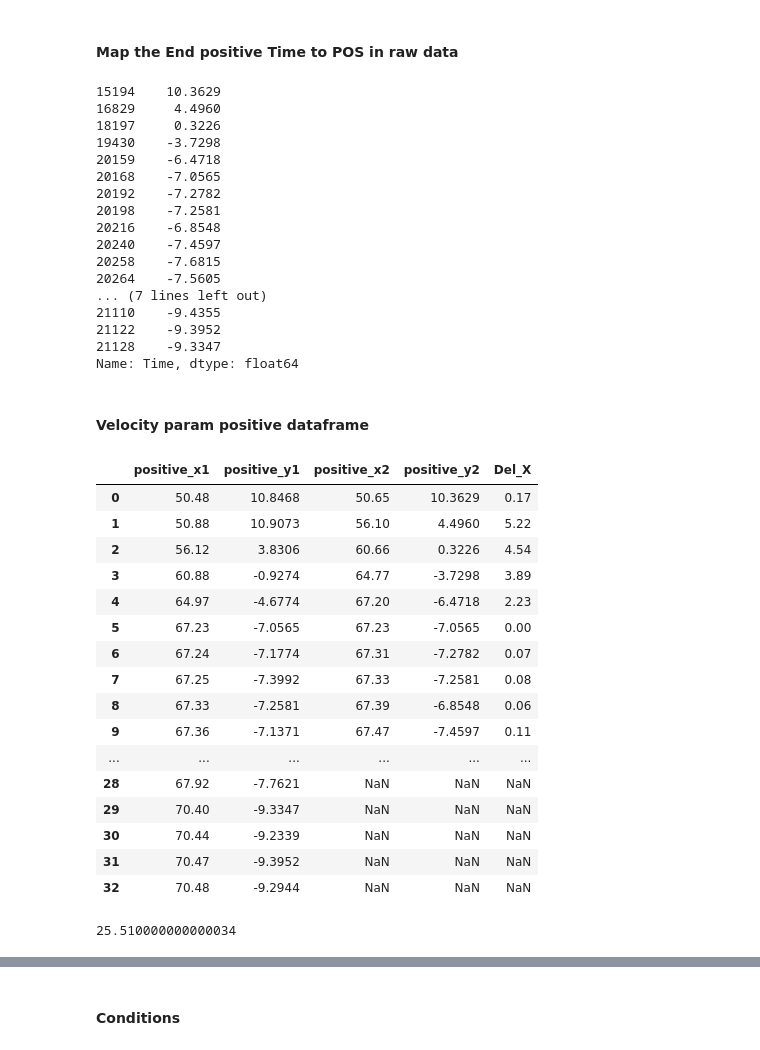
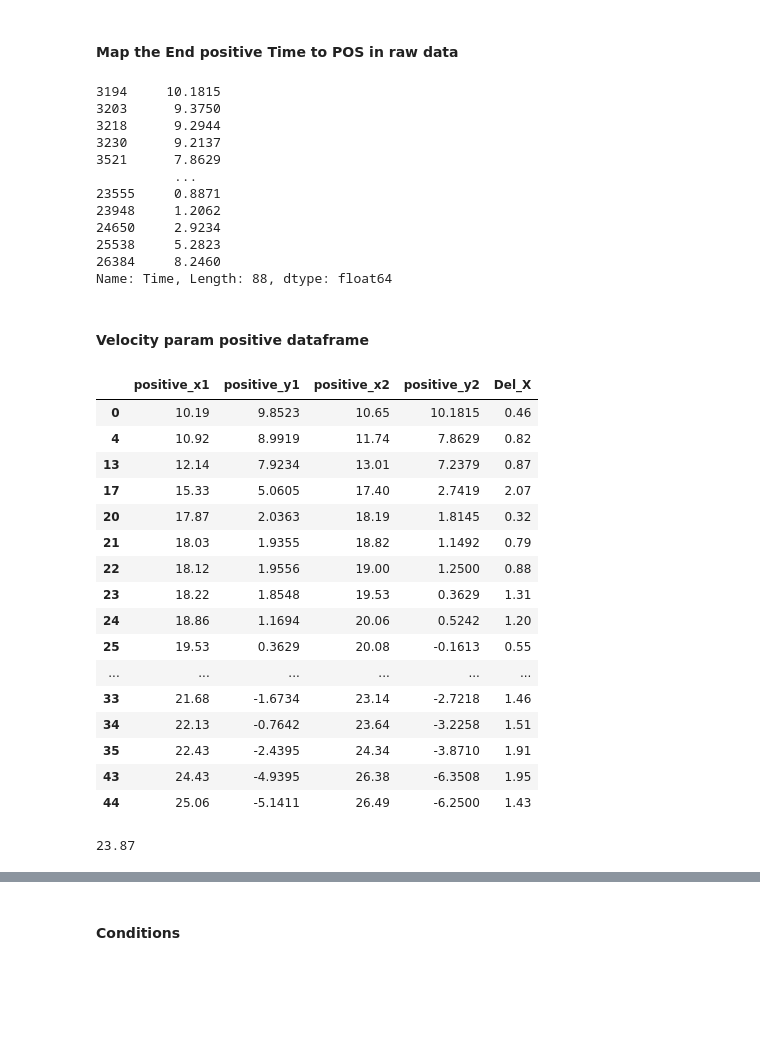
Before and after one commit to jamesleocodes/eye_movement, a Jupyter notebook: gain/gain_calc_1.ipynb, the cells around one changed output, grey strips where cells are left out. Cells and saved outputs as stored; diff of their text form; code cells hidden in the pictures; blank space fills up the shorter version.

```diff
--- a/gain/gain_calc_1.ipynb
+++ b/gain/gain_calc_1.ipynb
@@ -215,7 +215,7 @@ data= pd.read_csv(data_path)
 # %% [markdown]
 #### Test with different subjects
 # %%
-data_hc = data[['x1_PD001','y1_PD001']]
+data_hc = data[['x1_PD008','y1_PD008']]
 y_data = data_hc[data_hc.columns[0]]
 x_data = data_hc[data_hc.columns[1]]
 # %%
@@ -327,8 +327,8 @@ df = pd.DataFrame(data)
 #### Choping the data
 # %%
 # Plot specific range
-x_start = 50.48
-x_end = 70.71
+x_start = 10.01
+x_end = 90.00
 
 # Filter the data points within the disired range using boolean indexing
 mask = (df['Time'] >= x_start) & (df['Time'] <= x_end)
@@ -487,23 +494,18 @@ mapping_list = postim_end_values
 mapped_posEnd = data.loc[data['Position'].isin(mapping_list),'Time']
 mapped_posEnd
 # %% [output]
-15194    10.3629
-16829     4.4960
-18197     0.3226
-19430    -3.7298
-20159    -6.4718
-20168    -7.0565
-20192    -7.2782
-20198    -7.2581
-20216    -6.8548
-20240    -7.4597
-20258    -7.6815
-20264    -7.5605
-... (7 lines left out)
-21110    -9.4355
-21122    -9.3952
-21128    -9.3347
-Name: Time, dtype: float64
+3194     10.1815
+3203      9.3750
+3218      9.2944
+3230      9.2137
+3521      7.8629
+          ...
+23555     0.8871
+23948     1.2062
+24650     2.9234
+25538     5.2823
+26384     8.2460
+Name: Time, Length: 88, dtype: float64
 # %%
 # postim_start_values = [1, 2, 3,4,5,6]  # Length 100
 # mapped_posSt = [1, 2, 3,4]         # Length 80
@@ -524,55 +526,55 @@ Name: Time, dtype: float64
 # Check lengths and truncate longer column
 if len(postim_start_values) > len(mapped_posSt):
     postim_start_values = postim_start_values[:len(mapped_posSt)]
 elif len(mapped_posSt) > len(postim_start_values):
     mapped_posSt = mapped_posSt[:len(postim_start_values)]
 
 # Now columns have equal length
 data_param = {'positive_x1':postim_start_values,'positive_y1':mapped_posSt}
 param_vel_start = pd.DataFrame(data_param)
 
 data_param= {'positive_x2':postim_end_values,'positive_y2':mapped_posEnd}
 param_vel_end = pd.DataFrame(data_param)
 
 # Reset the indices of the DataFrames
 param_vel_start = param_vel_start.reset_index(drop=True)
 param_vel_end = param_vel_end.reset_index(drop=True)
 
 # Concatenate the DataFrames horizontally
 param_vel_positive_final = pd.concat([param_vel_start,param_vel_end],axis=1)
 param_vel_positive_final['Del_X'] = param_vel_positive_final['positive_x2'] - param_vel_positive_final['positive_x1']
 
 # Remove short duration for 50 to 70
-# param_vel_positive_final = param_vel_positive_final[(param_vel_positive_final['Del_X'] > 0.3) &
-#                                                     (param_vel_positive_final['Del_X'] < 2.07)]
+param_vel_positive_final = param_vel_positive_final[(param_vel_positive_final['Del_X'] > 0.3) &
+                                                    (param_vel_positive_final['Del_X'] < 2.07)]
 #param_vel_positive_final = param_vel_positive_final[param_vel_positive_final['Del_X'] < 2.07]
 #                                                     (param_vel_positive_final['Del_X'] < 2.07)]
 
 #param_vel_positive_final = param_vel_positive_final.fillna(method='ffill')
 #param_gain_final
 param_vel_positive_final
 # %% [output]
 |  | positive_x1 | positive_y1 | positive_x2 | positive_y2 | Del_X |
-| 0 | 50.48 | 10.8468 | 50.65 | 10.3629 | 0.17 |
-| 1 | 50.88 | 10.9073 | 56.10 | 4.4960 | 5.22 |
-| 2 | 56.12 | 3.8306 | 60.66 | 0.3226 | 4.54 |
-| 3 | 60.88 | -0.9274 | 64.77 | -3.7298 | 3.89 |
-| 4 | 64.97 | -4.6774 | 67.20 | -6.4718 | 2.23 |
-| 5 | 67.23 | -7.0565 | 67.23 | -7.0565 | 0.00 |
-| 6 | 67.24 | -7.1774 | 67.31 | -7.2782 | 0.07 |
-| 7 | 67.25 | -7.3992 | 67.33 | -7.2581 | 0.08 |
-| 8 | 67.33 | -7.2581 | 67.39 | -6.8548 | 0.06 |
-| 9 | 67.36 | -7.1371 | 67.47 | -7.4597 | 0.11 |
+| 0 | 10.19 | 9.8523 | 10.65 | 10.1815 | 0.46 |
+| 4 | 10.92 | 8.9919 | 11.74 | 7.8629 | 0.82 |
+| 13 | 12.14 | 7.9234 | 13.01 | 7.2379 | 0.87 |
+| 17 | 15.33 | 5.0605 | 17.40 | 2.7419 | 2.07 |
+| 20 | 17.87 | 2.0363 | 18.19 | 1.8145 | 0.32 |
+| 21 | 18.03 | 1.9355 | 18.82 | 1.1492 | 0.79 |
+| 22 | 18.12 | 1.9556 | 19.00 | 1.2500 | 0.88 |
+| 23 | 18.22 | 1.8548 | 19.53 | 0.3629 | 1.31 |
+| 24 | 18.86 | 1.1694 | 20.06 | 0.5242 | 1.20 |
+| 25 | 19.53 | 0.3629 | 20.08 | -0.1613 | 0.55 |
 | ... | ... | ... | ... | ... | ... |
-| 28 | 67.92 | -7.7621 | NaN | NaN | NaN |
-| 29 | 70.40 | -9.3347 | NaN | NaN | NaN |
-| 30 | 70.44 | -9.2339 | NaN | NaN | NaN |
-| 31 | 70.47 | -9.3952 | NaN | NaN | NaN |
-| 32 | 70.48 | -9.2944 | NaN | NaN | NaN |
+| 33 | 21.68 | -1.6734 | 23.14 | -2.7218 | 1.46 |
+| 34 | 22.13 | -0.7642 | 23.64 | -3.2258 | 1.51 |
+| 35 | 22.43 | -2.4395 | 24.34 | -3.8710 | 1.91 |
+| 43 | 24.43 | -4.9395 | 26.38 | -6.3508 | 1.95 |
+| 44 | 25.06 | -5.1411 | 26.49 | -6.2500 | 1.43 |
 # %%
 param_vel_positive_final['Del_X'].sum()
 # %% [output]
-25.510000000000034
+23.87
 # %%
 param_vel_positive_final.head(40)
 # %% [output]
```
Also changed, not shown: parts of 21 cells of this notebook.
